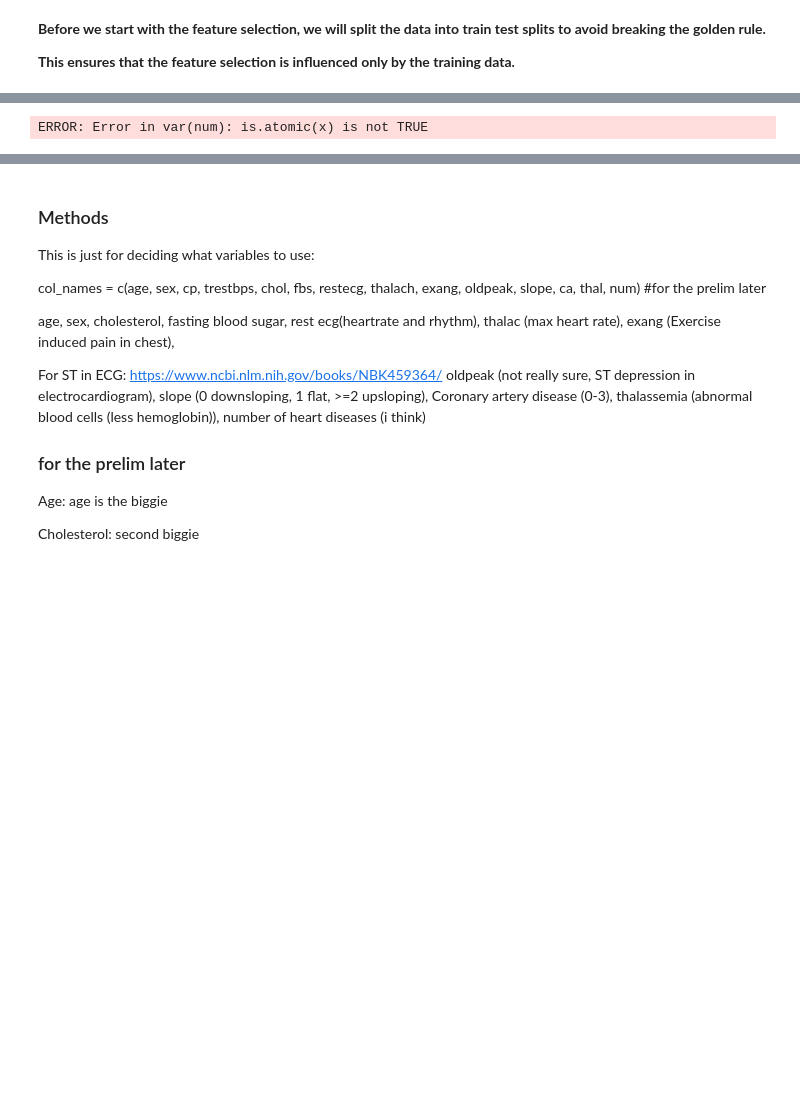
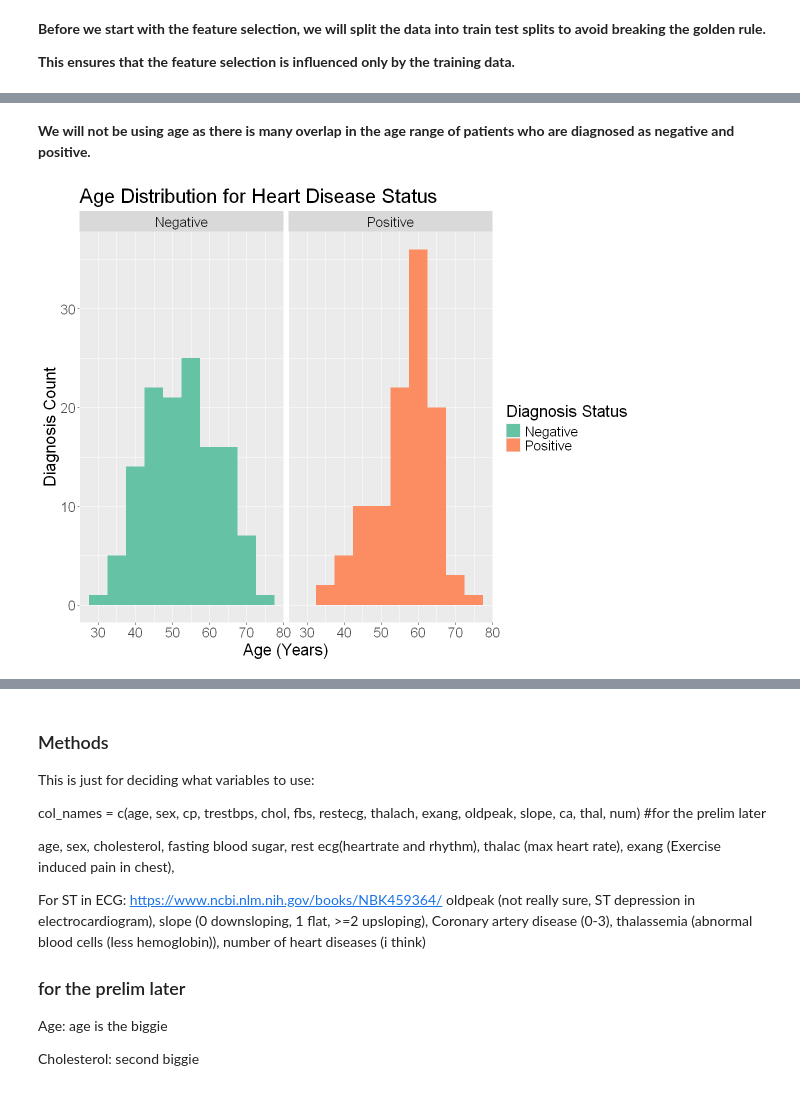
Before and after one commit to Jaboott/DSCI100-Project, a Jupyter notebook: Project_Proposal.ipynb, the cells around one changed output, grey strips where cells are left out. Cells and saved outputs as stored; diff of their text form; code cells hidden in the pictures; blank space fills up the shorter version.

```diff
--- a/Project_Proposal.ipynb
+++ b/Project_Proposal.ipynb
@@ -314,16 +331,20 @@ kNN is an algorithm that does not work well with many predictors. To choose the
+# %% [markdown]
+**We will not be using age as there is many overlap in the age range of patients who are diagnosed as negative and positive.**
 # %%
-options(repr.plot.width = 9, repr.plot.height = 7)
+options(repr.plot.width = 10, repr.plot.height = 8)
 
-# graph to compare the age and diagnosis count
+# graph to compare the age and diagnosis count for diagnosis type
 age_dist <- cleveland_train |>
-  ggplot(aes(x = age)) +
+  ggplot(aes(x = age, fill = num)) +
   geom_histogram(position = "identity", binwidth = 5) +
   scale_fill_brewer(palette = "Set2") +
-  facet_grid(cols = var(num)) +
-  labs(title = "Age Distribution by Diagnosis Status",
+  facet_grid(cols = vars(num)) +
+  labs(title = "Age Distribution for Heart Disease Status",
        x = "Age (Years)",
-       y = "Diagnosis Count",)
+       y = "Diagnosis Count",
+       fill = "Diagnosis Status") +
+  theme(text = element_text(size = 20))
 
 age_dist
 # %% [output]
-ERROR: Error in var(num): is.atomic(x) is not TRUE
+[figure, added]
```
Also changed, not shown: parts of 11 cells of this notebook.
